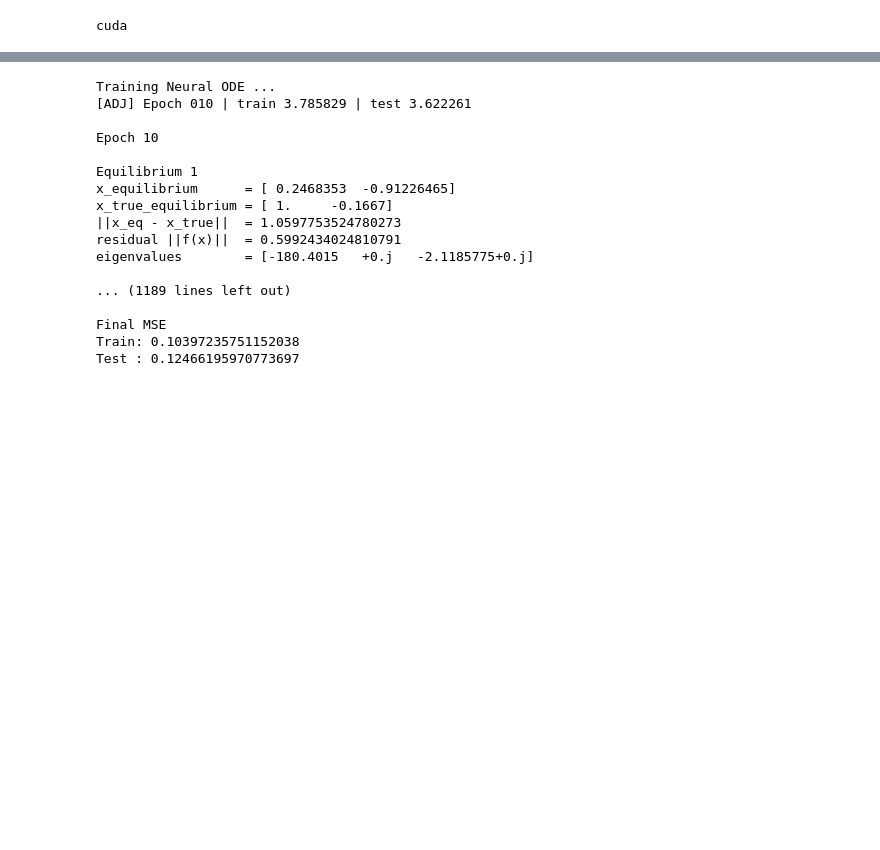
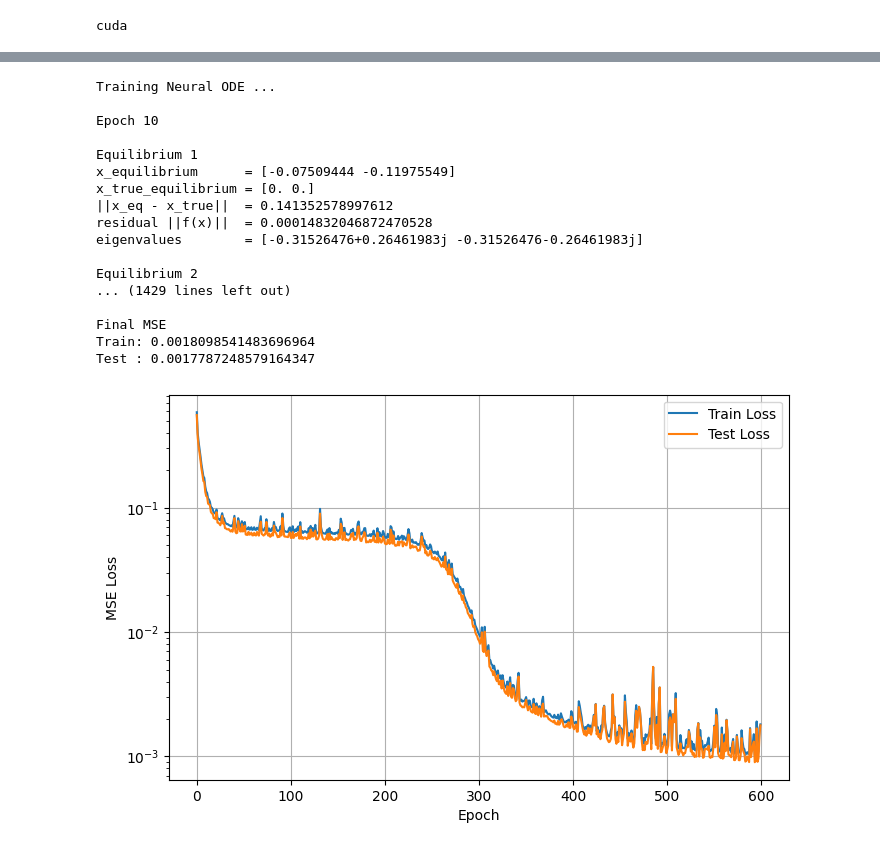
Before and after one commit to xsokolovae1/neural-odes-near-equilibria, a Jupyter notebook: TRAIN_ODES/FitzHugh-Nagumo Model/fitz.ipynb, the cells around one changed output, grey strips where cells are left out. Saved outputs shown, nothing was run; the diff lists cells and outputs as text; code cells hidden in the pictures; blank space fills up the shorter version.

```diff
--- a/TRAIN_ODES/FitzHugh-Nagumo Model/fitz.ipynb
+++ b/TRAIN_ODES/FitzHugh-Nagumo Model/fitz.ipynb
@@ -209,62 +313,35 @@ def analyze_equilibrium(func, epoch, t0=0.0):
-# %%
-def train(model, loader, t_eval, epochs=500, lr=1e-2, clip_grad=5.0, tag="NODE"):
-    optim = torch.optim.Adam(model.parameters(), lr=lr)
-
-    for ep in range(1, epochs + 1):
-        model.train()
-        for z0, Z in loader:
-            z0, Z = z0.to(device), Z.to(device)
-            Z_pred = model(z0, t_eval)
-            loss = mse(Z_pred, Z)
-
-            optim.zero_grad()
-            loss.backward()
-            if clip_grad:
-                torch.nn.utils.clip_grad_norm_(model.parameters(), clip_grad)
-            optim.step()
-
-        if ep % 10 == 0:
-            tr = evaluate(model, train_load, t_eval)
-            te = evaluate(model, test_load, t_eval)
-
-            print(f"[{tag}] Epoch {ep:03d} | train {tr:.6f} | test {te:.6f}")
-            analyze_equilibrium(model.func, epoch=ep, t0=0.0)
-
-    return model
 # %%
-
-
 func_adj = ODEmodel().to(device)
 node_adj = NeuralODE(func_adj, use_adjoint=True).to(device)
 
 print("Training Neural ODE ...")
-node_adj = train(node_adj, train_load, t_eval, tag="ADJ")
+node_adj, train_losses, test_losses, eq_errors_history, eigvals_history, epoch_marks = train(
+    node_adj, train_load, t_eval, tag="ADJ"
+)
 
 print("\nFinal MSE")
 print("Train:", evaluate(node_adj, train_load, t_eval))
 print("Test :", evaluate(node_adj, test_load,  t_eval))
 
-
-
 torch.save({
     "model_state": node_adj.state_dict(),
     "func_state": node_adj.func.state_dict(),
 }, "node_adj.pth")
 # %% [output]
 Training Neural ODE ...
-[ADJ] Epoch 010 | train 3.785829 | test 3.622261
 
 Epoch 10
 
 Equilibrium 1
-x_equilibrium      = [ 0.2468353  -0.91226465]
-x_true_equilibrium = [ 1.     -0.1667]
-||x_eq - x_true||  = 1.0597753524780273
-residual ||f(x)||  = 0.5992434024810791
-eigenvalues        = [-180.4015   +0.j   -2.1185775+0.j]
+x_equilibrium      = [-0.07509444 -0.11975549]
+x_true_equilibrium = [0. 0.]
+||x_eq - x_true||  = 0.141352578997612
+residual ||f(x)||  = 0.00014832046872470528
+eigenvalues        = [-0.31526476+0.26461983j -0.31526476-0.26461983j]
 
-... (1189 lines left out)
+Equilibrium 2
+... (1429 lines left out)
 
 Final MSE
-Train: 0.10397235751152038
-Test : 0.12466195970773697
+Train: 0.0018098541483696964
+Test : 0.0017787248579164347
@@ -310,0 +363,12 @@ torch.save({
+# %%
+plt.figure(figsize=(8,5))
+plt.plot(train_losses, label="Train Loss")
+plt.plot(test_losses, label="Test Loss")
+plt.yscale("log")
+plt.xlabel("Epoch")
+plt.ylabel("MSE Loss")
+plt.legend()
+plt.grid()
+plt.show()
+# %% [output]
+[figure, added]
```
Also changed, not shown: parts of 17 cells of this notebook, 12 other files.
